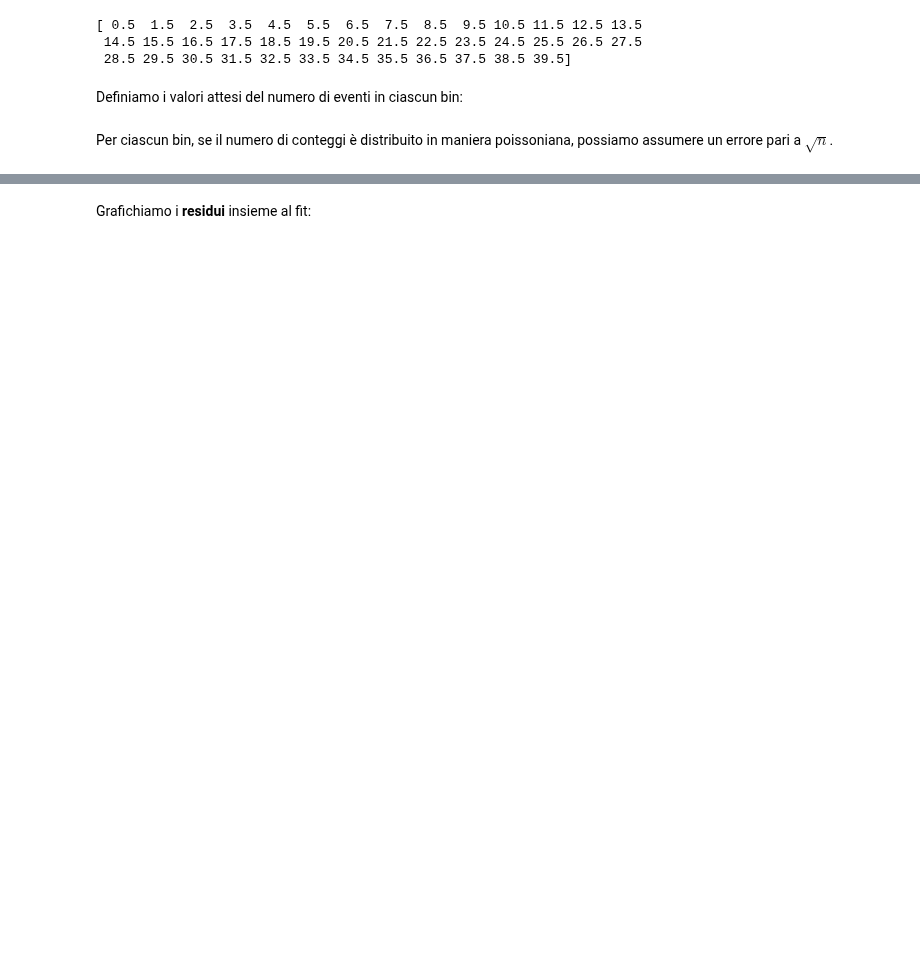
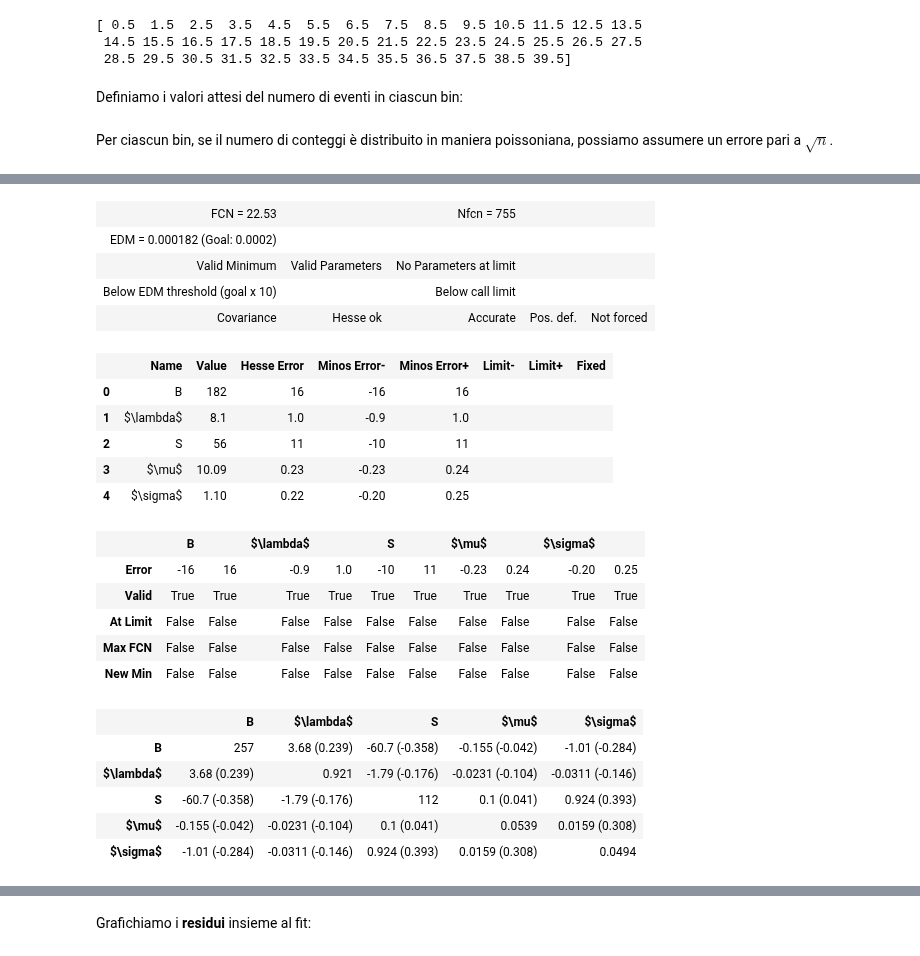
Before and after one commit to lucalista/analisi-dati-2021, a Jupyter notebook: 17.02.00__Come_si_misura_un_picco.ipynb, the cells around one changed output, grey strips where cells are left out. Saved outputs shown, nothing was run; the diff lists cells and outputs as text; code cells hidden in the pictures; blank space fills up the shorter version.

```diff
--- a/17.02.00__Come_si_misura_un_picco.ipynb
+++ b/17.02.00__Come_si_misura_un_picco.ipynb
@@ -131,3 +155,29 @@ m.hesse()
+# %%
+m.minos()
+# %% [output]
+| FCN = 22.53 |  | Nfcn = 755 |  |  |
+| EDM = 0.000182 (Goal: 0.0002) |  |  |  |  |
+| Valid Minimum | Valid Parameters | No Parameters at limit |  |  |
+| Below EDM threshold (goal x 10) |  | Below call limit |  |  |
+| Covariance | Hesse ok | Accurate | Pos. def. | Not forced |
+|  | Name | Value | Hesse Error | Minos Error- | Minos Error+ | Limit- | Limit+ | Fixed |
+| 0 | B | 182 | 16 | -16 | 16 |  |  |  |
+| 1 | $\lambda$ | 8.1 | 1.0 | -0.9 | 1.0 |  |  |  |
+| 2 | S | 56 | 11 | -10 | 11 |  |  |  |
+| 3 | $\mu$ | 10.09 | 0.23 | -0.23 | 0.24 |  |  |  |
+| 4 | $\sigma$ | 1.10 | 0.22 | -0.20 | 0.25 |  |  |  |
+|  | B |  | $\lambda$ |  | S |  | $\mu$ |  | $\sigma$ |  |
+| Error | -16 | 16 | -0.9 | 1.0 | -10 | 11 | -0.23 | 0.24 | -0.20 | 0.25 |
+| Valid | True | True | True | True | True | True | True | True | True | True |
+| At Limit | False | False | False | False | False | False | False | False | False | False |
+| Max FCN | False | False | False | False | False | False | False | False | False | False |
+| New Min | False | False | False | False | False | False | False | False | False | False |
+|  | B | $\lambda$ | S | $\mu$ | $\sigma$ |
+| B | 257 | 3.68 (0.239) | -60.7 (-0.358) | -0.155 (-0.042) | -1.01 (-0.284) |
+| $\lambda$ | 3.68 (0.239) | 0.921 | -1.79 (-0.176) | -0.0231 (-0.104) | -0.0311 (-0.146) |
+| S | -60.7 (-0.358) | -1.79 (-0.176) | 112 | 0.1 (0.041) | 0.924 (0.393) |
+| $\mu$ | -0.155 (-0.042) | -0.0231 (-0.104) | 0.1 (0.041) | 0.0539 | 0.0159 (0.308) |
+| $\sigma$ | -1.01 (-0.284) | -0.0311 (-0.146) | 0.924 (0.393) | 0.0159 (0.308) | 0.0494 |
 # %%
 plt.figure(figsize=(9,6),dpi=100)
 plt.errorbar(data_x, data_y, data_yerr, fmt="o")
```
Also changed, not shown: parts of 22 cells of this notebook.
